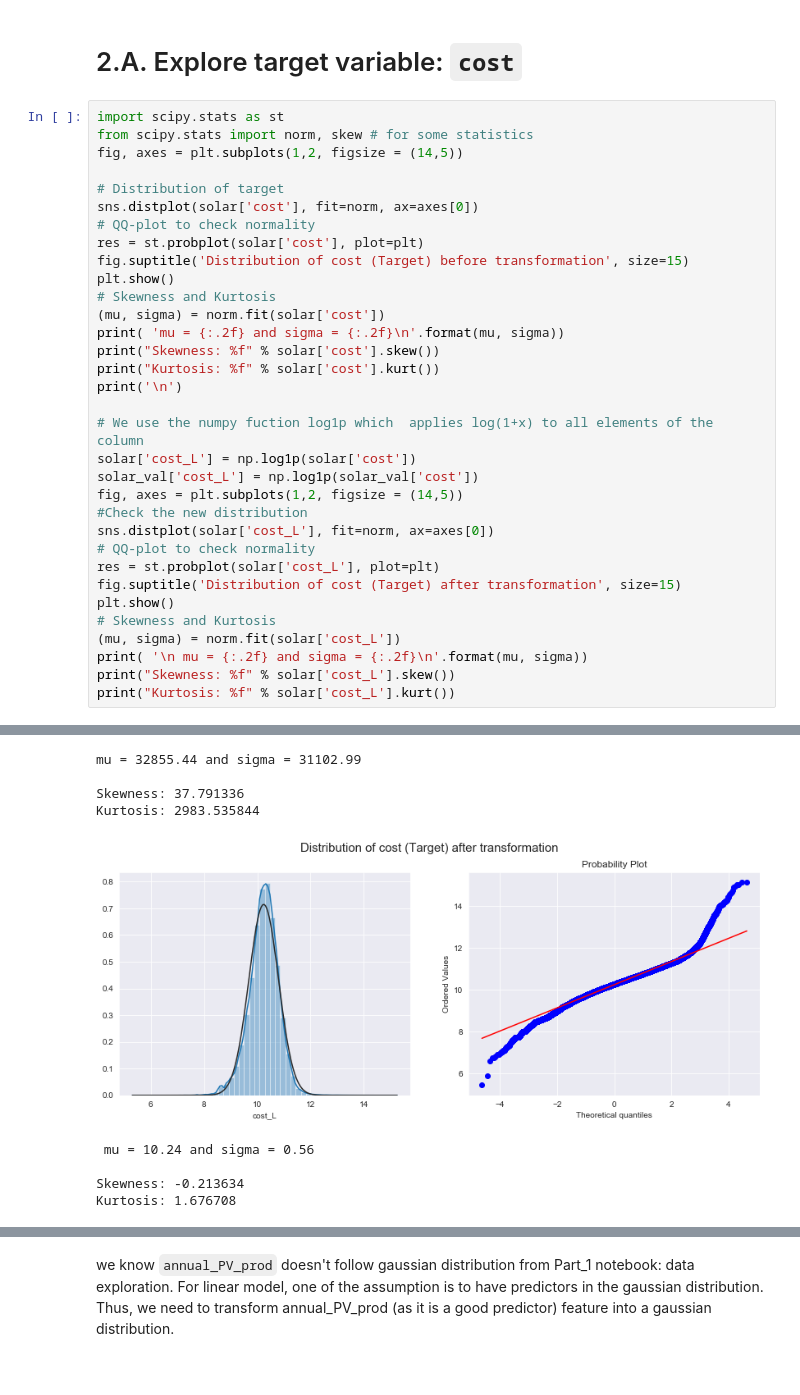
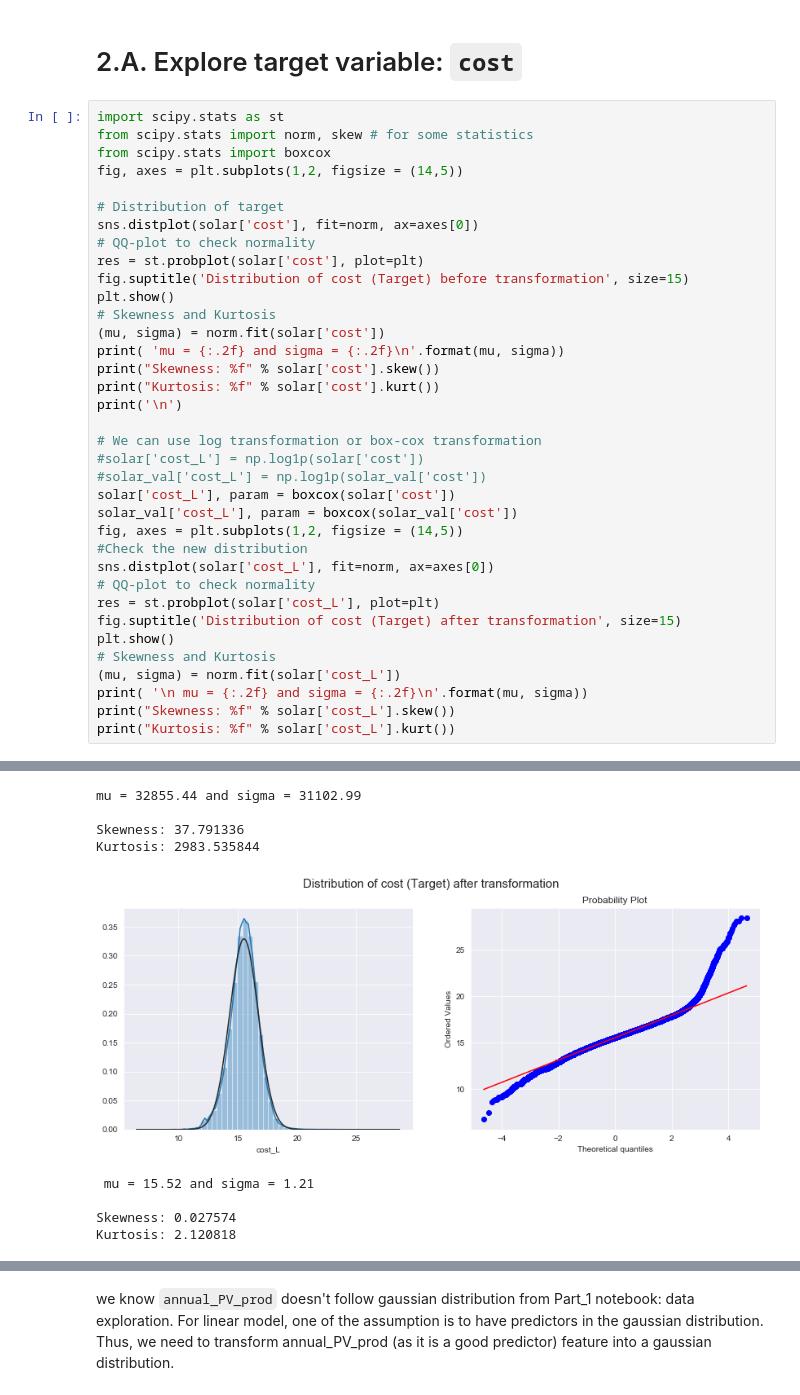
Before and after one commit to SayantanMitra87/Solar-Panel_Size_and_Cost_Prediction, a Jupyter notebook: Data_Analysis/Part 3. SolarPanel_Cost_Prediction_MLpipeline.ipynb, the cells around one changed output, grey strips where cells are left out. Drawn from its saved outputs; the diff is of its cells as text.

```diff
--- a/Data_Analysis/Part 3. SolarPanel_Cost_Prediction_MLpipeline.ipynb
+++ b/Data_Analysis/Part 3. SolarPanel_Cost_Prediction_MLpipeline.ipynb
@@ -159,45 +159,48 @@ solar_val.describe(include=['O']).T
 # %%
 import scipy.stats as st
 from scipy.stats import norm, skew # for some statistics
+from scipy.stats import boxcox
 fig, axes = plt.subplots(1,2, figsize = (14,5))
 
 # Distribution of target
 sns.distplot(solar['cost'], fit=norm, ax=axes[0])
 # QQ-plot to check normality
 res = st.probplot(solar['cost'], plot=plt)
 fig.suptitle('Distribution of cost (Target) before transformation', size=15)
 plt.show()
 # Skewness and Kurtosis
 (mu, sigma) = norm.fit(solar['cost'])
 print( 'mu = {:.2f} and sigma = {:.2f}\n'.format(mu, sigma))
 print("Skewness: %f" % solar['cost'].skew())
 print("Kurtosis: %f" % solar['cost'].kurt())
 print('\n')
 
-# We use the numpy fuction log1p which  applies log(1+x) to all elements of the column
-solar['cost_L'] = np.log1p(solar['cost'])
-solar_val['cost_L'] = np.log1p(solar_val['cost'])
+# We can use log transformation or box-cox transformation
+#solar['cost_L'] = np.log1p(solar['cost'])
+#solar_val['cost_L'] = np.log1p(solar_val['cost'])
+solar['cost_L'], param = boxcox(solar['cost'])
+solar_val['cost_L'], param = boxcox(solar_val['cost'])
 fig, axes = plt.subplots(1,2, figsize = (14,5))
 #Check the new distribution
 sns.distplot(solar['cost_L'], fit=norm, ax=axes[0])
 # QQ-plot to check normality
 res = st.probplot(solar['cost_L'], plot=plt)
 fig.suptitle('Distribution of cost (Target) after transformation', size=15)
 plt.show()
 # Skewness and Kurtosis
 (mu, sigma) = norm.fit(solar['cost_L'])
 print( '\n mu = {:.2f} and sigma = {:.2f}\n'.format(mu, sigma))
 print("Skewness: %f" % solar['cost_L'].skew())
 print("Kurtosis: %f" % solar['cost_L'].kurt())
 # %% [output]
 [figure]
 mu = 32855.44 and sigma = 31102.99
 
 Skewness: 37.791336
 Kurtosis: 2983.535844
-[figure, old version]
+[figure, new version]
- mu = 10.24 and sigma = 0.56
+ mu = 15.52 and sigma = 1.21
 
-Skewness: -0.213634
-Kurtosis: 1.676708
+Skewness: 0.027574
+Kurtosis: 2.120818
 # %% [markdown]
```
Also changed, not shown: parts of 5 cells of this notebook.
